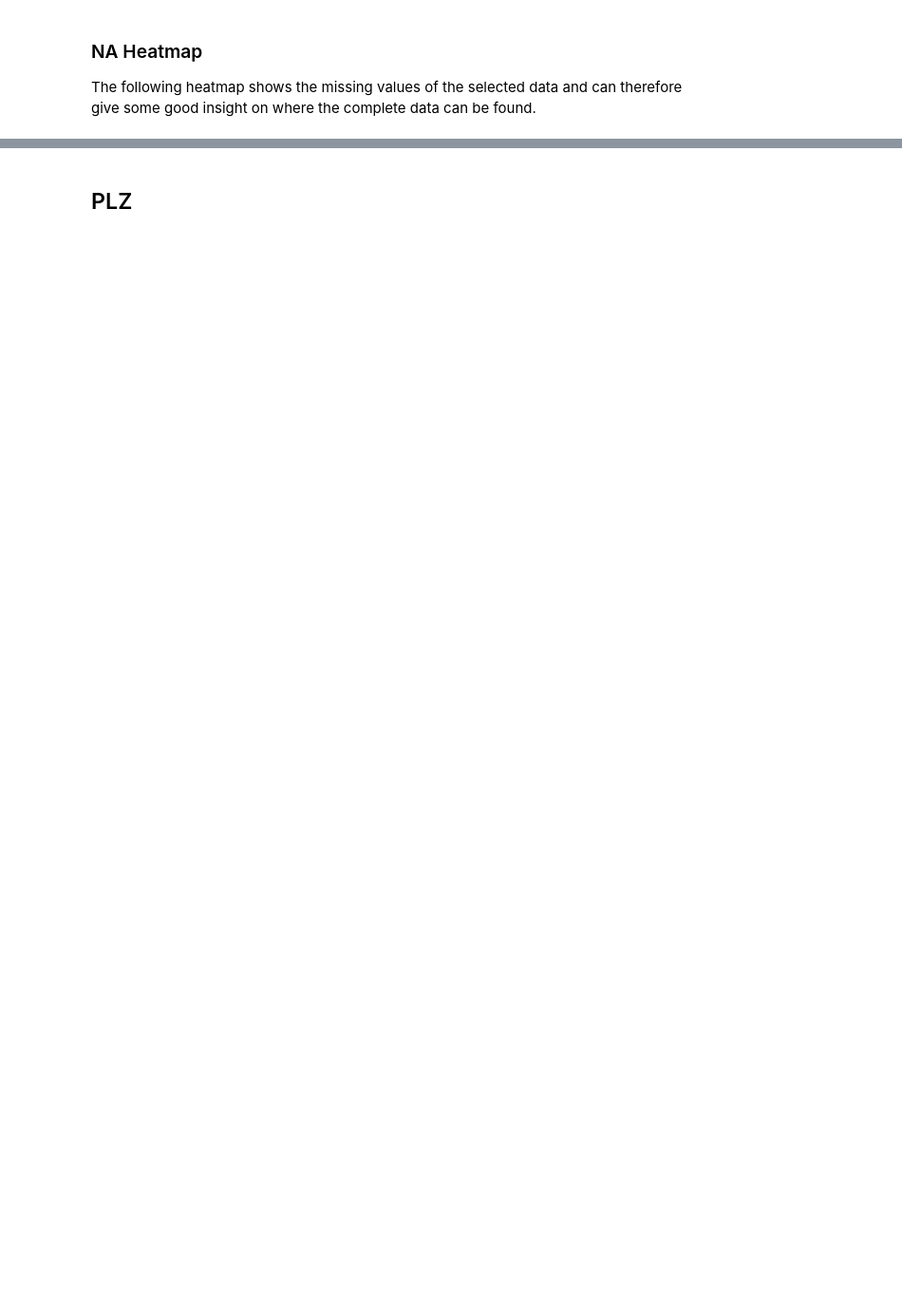
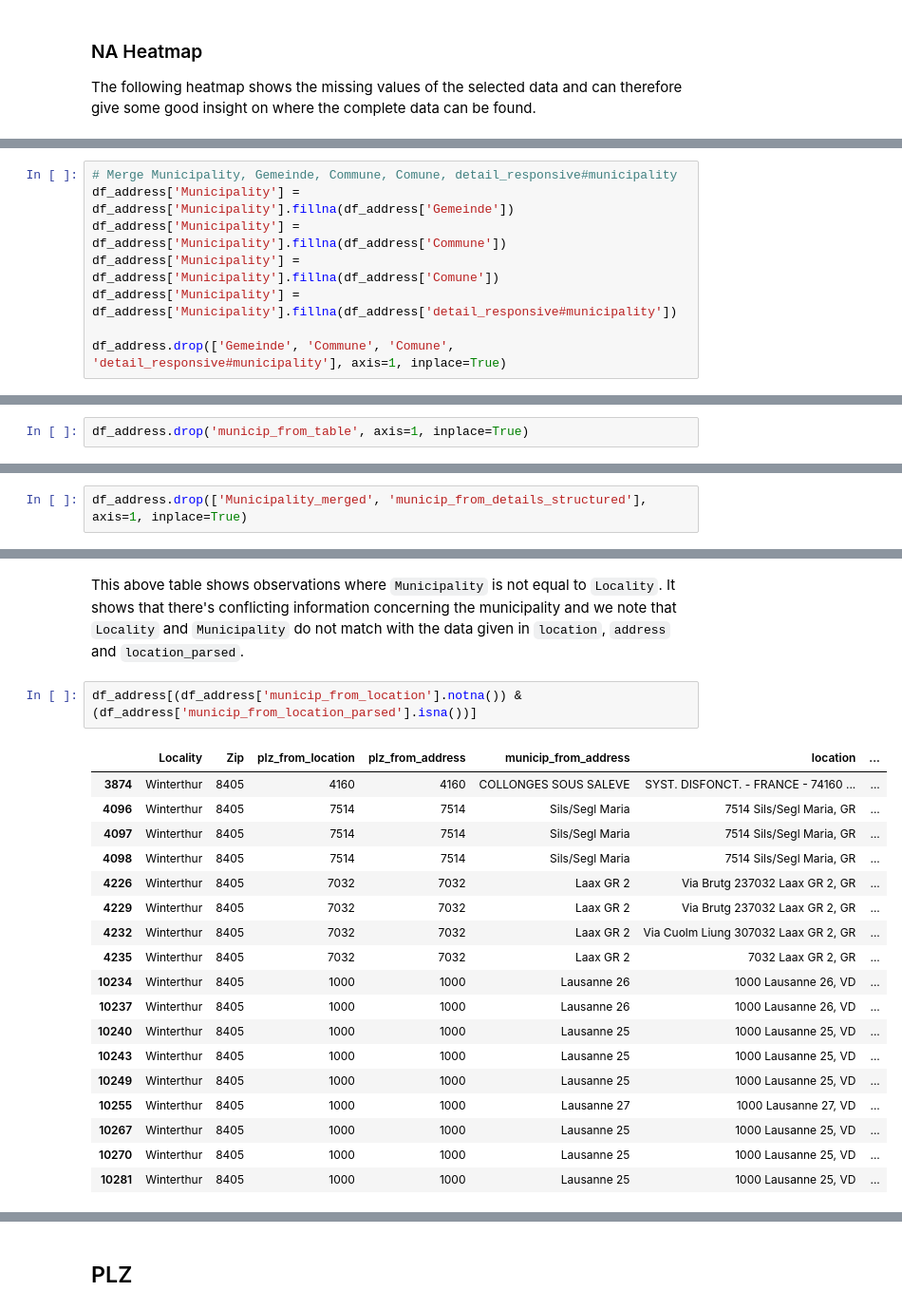
Before and after one commit to Immobilienrechner-Challenge/explorative-data-analysis, a Jupyter notebook: dataWrangling/v1/4-daw_qualitative.ipynb, the cells around one changed output, grey strips where cells are left out. Shown: that part at 95% size. Drawn from its saved outputs; the diff is of its cells as text; blank space fills up the shorter version.

```diff
--- a/dataWrangling/v1/4-daw_qualitative.ipynb
+++ b/dataWrangling/v1/4-daw_qualitative.ipynb
@@ -258,0 +93,8 @@ df_municipality.describe()
+# %%
+# Merge Municipality, Gemeinde, Commune, Comune, detail_responsive#municipality
+df_address['Municipality'] = df_address['Municipality'].fillna(df_address['Gemeinde'])
+df_address['Municipality'] = df_address['Municipality'].fillna(df_address['Commune'])
+df_address['Municipality'] = df_address['Municipality'].fillna(df_address['Comune'])
+df_address['Municipality'] = df_address['Municipality'].fillna(df_address['detail_responsive#municipality'])
+
+df_address.drop(['Gemeinde', 'Commune', 'Comune', 'detail_responsive#municipality'], axis=1, inplace=True)
@@ -258,0 +125,2 @@ df_municipality.describe()
+# %%
+df_address.drop('municip_from_table', axis=1, inplace=True)
@@ -258,0 +180,2 @@ df_municipality.describe()
+# %%
+df_address.drop(['Municipality_merged', 'municip_from_details_structured'], axis=1, inplace=True)
@@ -258,0 +199,23 @@ df_municipality.describe()
+# %% [markdown]
+This above table shows observations where `Municipality` is not equal to `Locality`. It shows that there's conflicting information concerning the municipality and we note that `Locality` and `Municipality` do not match with the data given in `location`, `address` and `location_parsed`.
+# %%
+df_address[(df_address['municip_from_location'].notna()) & (df_address['municip_from_location_parsed'].isna())]
+# %% [output]
+|  | Locality | Zip | plz_from_location | plz_from_address | municip_from_address | location | ... |
+| 3874 | Winterthur | 8405 | 4160 | 4160 | COLLONGES SOUS SALEVE | SYST. DISFONCT. - FRANCE - 74160 ... | ... |
+| 4096 | Winterthur | 8405 | 7514 | 7514 | Sils/Segl Maria | 7514 Sils/Segl Maria, GR | ... |
+| 4097 | Winterthur | 8405 | 7514 | 7514 | Sils/Segl Maria | 7514 Sils/Segl Maria, GR | ... |
+| 4098 | Winterthur | 8405 | 7514 | 7514 | Sils/Segl Maria | 7514 Sils/Segl Maria, GR | ... |
+| 4226 | Winterthur | 8405 | 7032 | 7032 | Laax GR 2 | Via Brutg 237032 Laax GR 2, GR | ... |
+| 4229 | Winterthur | 8405 | 7032 | 7032 | Laax GR 2 | Via Brutg 237032 Laax GR 2, GR | ... |
+| 4232 | Winterthur | 8405 | 7032 | 7032 | Laax GR 2 | Via Cuolm Liung 307032 Laax GR 2, GR | ... |
+| 4235 | Winterthur | 8405 | 7032 | 7032 | Laax GR 2 | 7032 Laax GR 2, GR | ... |
+| 10234 | Winterthur | 8405 | 1000 | 1000 | Lausanne 26 | 1000 Lausanne 26, VD | ... |
+| 10237 | Winterthur | 8405 | 1000 | 1000 | Lausanne 26 | 1000 Lausanne 26, VD | ... |
+| 10240 | Winterthur | 8405 | 1000 | 1000 | Lausanne 25 | 1000 Lausanne 25, VD | ... |
+| 10243 | Winterthur | 8405 | 1000 | 1000 | Lausanne 25 | 1000 Lausanne 25, VD | ... |
+| 10249 | Winterthur | 8405 | 1000 | 1000 | Lausanne 25 | 1000 Lausanne 25, VD | ... |
+| 10255 | Winterthur | 8405 | 1000 | 1000 | Lausanne 27 | 1000 Lausanne 27, VD | ... |
+| 10267 | Winterthur | 8405 | 1000 | 1000 | Lausanne 25 | 1000 Lausanne 25, VD | ... |
+| 10270 | Winterthur | 8405 | 1000 | 1000 | Lausanne 25 | 1000 Lausanne 25, VD | ... |
+| 10281 | Winterthur | 8405 | 1000 | 1000 | Lausanne 25 | 1000 Lausanne 25, VD | ... |
```
Also changed, not shown: parts of 131 cells of this notebook, 39 other files.
